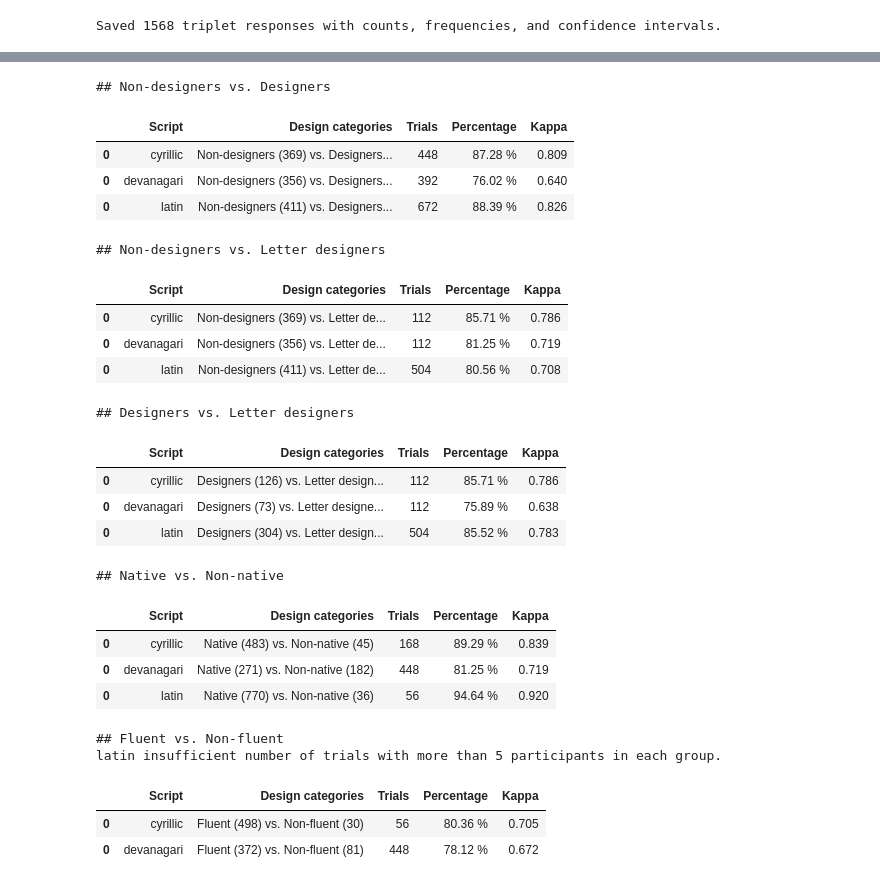
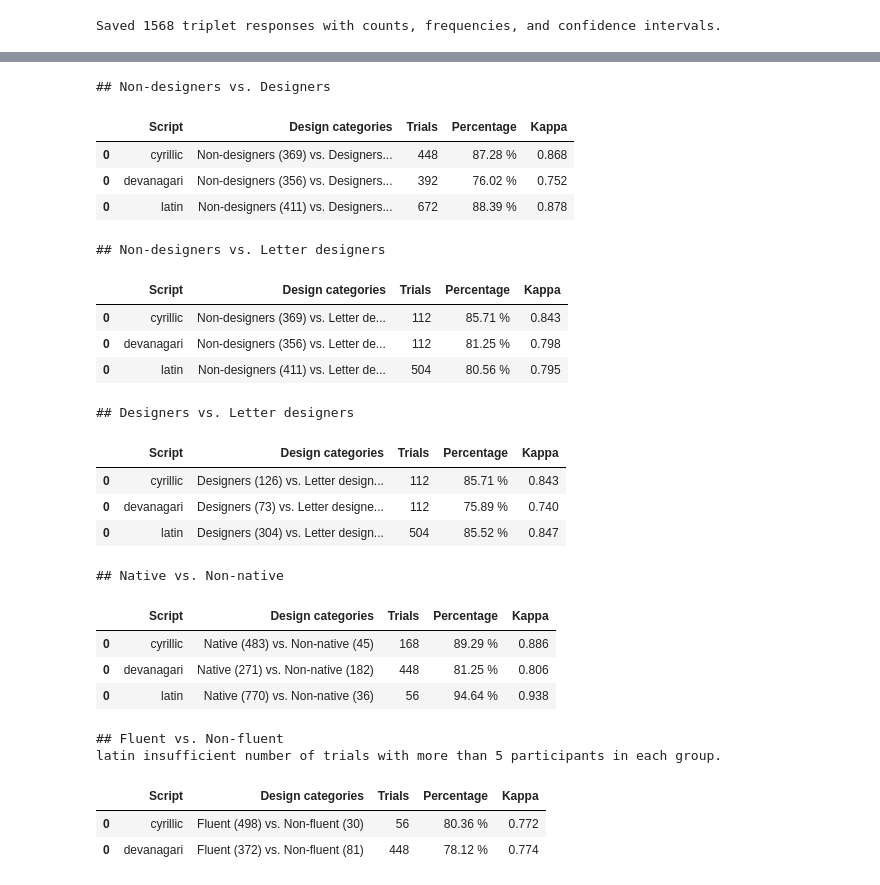
Before and after one commit to MrBrezina/context-sensitive-visual-similarity, a Jupyter notebook: data/statistical-analysis.ipynb, the cells around one changed output, grey strips where cells are left out. Cells and saved outputs as stored; diff of their text form; code cells hidden in the pictures.

```diff
--- a/data/statistical-analysis.ipynb
+++ b/data/statistical-analysis.ipynb
@@ -858,12 +878,14 @@ def format_condition(column, value, script=None):
     return condition
 
 def as_classifier(d):
-    frequencies_counts = get_frequencies(d, mode="absolute").reindex(sorted_chars)
-    majority = get_majority(frequencies_counts)
-    majority = make_compact(majority)
-    length = np.dot(*majority.values.shape)
-    majority = majority.T.values.reshape(length).astype(float).astype(int)
-    return majority
+    counts = get_frequencies(d, mode="absolute").reindex(sorted_chars)
+    return [counts[col].idxmax() for col in counts]
+
+    # majority = get_majority(frequencies_counts)
+    # majority = make_compact(majority)
+    # length = np.dot(*majority.values.shape)
+    # majority = majority.T.values.reshape(length).astype(float).astype(int)
+    # return majority
 
 
 def compare_constrasting_groups_kappa(d, labels, column, values):
@@ -902,55 +924,56 @@ def compare_constrasting_groups_kappa(d, labels, column, values):
                 x = pd.DataFrame(dtt, columns=shared_cols)
                 ct.append(as_classifier(x))
             categories = "%s (%d) vs. %s (%d)" % (labels[0], counts[0], labels[1], counts[1])
-            percentage = 100 * (ct[0] & ct[1]).sum() / (len(ct[0]) / 3)
+            same_answer = [1 if ct[0][i] == ct[1][i] else 0 for i in range(len(ct[0]))]
+            percentage = 100 * sum(same_answer) / (len(ct[0]))
             percentage = "%.2f %%" % percentage
             kappa = round(metrics.cohen_kappa_score(*ct), 3)
             #print(script, categories, len(shared_cols), "->", percentage, kappa)
             row = pd.DataFrame([], columns=["Script", "Design categories", "Trials", "Percentage", "Kappa"], index=[0])
             row["Script"] = script
             row["Design categories"] = categories
             row["Trials"] = len(shared_cols)
             row["Percentage"] = percentage
             row["Kappa"] = kappa
             results.append(row)
         else:
             print(script, "insufficient number of trials with more than 5 participants in each group.")
     if results != []:
         results = pd.concat(results)
         display(results)
 
 
 # ---------------------------------------------------
 
 compare_constrasting_groups_kappa(d, ["Non-designers", "Designers"], "design skills", ["Non-designer", "Designer"])
 compare_constrasting_groups_kappa(d, ["Non-designers", "Letter designers"], "design skills", ["Non-designer", "Letter designer"])
 compare_constrasting_groups_kappa(d, ["Designers", "Letter designers"], "design skills", ["Designer", "Letter designer"])
 
 compare_constrasting_groups_kappa(d, ["Native", "Non-native"], "native in script", ["True", "False"])
 compare_constrasting_groups_kappa(d, ["Fluent", "Non-fluent"], "fluent in script", ["True", "False"])
 # %% [output]
 ## Non-designers vs. Designers
 |  | Script | Design categories | Trials | Percentage | Kappa |
-| 0 | cyrillic | Non-designers (369) vs. Designers... | 448 | 87.28 % | 0.809 |
-| 0 | devanagari | Non-designers (356) vs. Designers... | 392 | 76.02 % | 0.640 |
-| 0 | latin | Non-designers (411) vs. Designers... | 672 | 88.39 % | 0.826 |
+| 0 | cyrillic | Non-designers (369) vs. Designers... | 448 | 87.28 % | 0.868 |
+| 0 | devanagari | Non-designers (356) vs. Designers... | 392 | 76.02 % | 0.752 |
+| 0 | latin | Non-designers (411) vs. Designers... | 672 | 88.39 % | 0.878 |
 ## Non-designers vs. Letter designers
 |  | Script | Design categories | Trials | Percentage | Kappa |
-| 0 | cyrillic | Non-designers (369) vs. Letter de... | 112 | 85.71 % | 0.786 |
-| 0 | devanagari | Non-designers (356) vs. Letter de... | 112 | 81.25 % | 0.719 |
-| 0 | latin | Non-designers (411) vs. Letter de... | 504 | 80.56 % | 0.708 |
+| 0 | cyrillic | Non-designers (369) vs. Letter de... | 112 | 85.71 % | 0.843 |
+| 0 | devanagari | Non-designers (356) vs. Letter de... | 112 | 81.25 % | 0.798 |
+| 0 | latin | Non-designers (411) vs. Letter de... | 504 | 80.56 % | 0.795 |
 ## Designers vs. Letter designers
 |  | Script | Design categories | Trials | Percentage | Kappa |
-| 0 | cyrillic | Designers (126) vs. Letter design... | 112 | 85.71 % | 0.786 |
-| 0 | devanagari | Designers (73) vs. Letter designe... | 112 | 75.89 % | 0.638 |
-| 0 | latin | Designers (304) vs. Letter design... | 504 | 85.52 % | 0.783 |
+| 0 | cyrillic | Designers (126) vs. Letter design... | 112 | 85.71 % | 0.843 |
+| 0 | devanagari | Designers (73) vs. Letter designe... | 112 | 75.89 % | 0.740 |
+| 0 | latin | Designers (304) vs. Letter design... | 504 | 85.52 % | 0.847 |
 ## Native vs. Non-native
 |  | Script | Design categories | Trials | Percentage | Kappa |
-| 0 | cyrillic | Native (483) vs. Non-native (45) | 168 | 89.29 % | 0.839 |
-| 0 | devanagari | Native (271) vs. Non-native (182) | 448 | 81.25 % | 0.719 |
-| 0 | latin | Native (770) vs. Non-native (36) | 56 | 94.64 % | 0.920 |
+| 0 | cyrillic | Native (483) vs. Non-native (45) | 168 | 89.29 % | 0.886 |
+| 0 | devanagari | Native (271) vs. Non-native (182) | 448 | 81.25 % | 0.806 |
+| 0 | latin | Native (770) vs. Non-native (36) | 56 | 94.64 % | 0.938 |
 ## Fluent vs. Non-fluent
 latin insufficient number of trials with more than 5 participants in each group.
 |  | Script | Design categories | Trials | Percentage | Kappa |
-| 0 | cyrillic | Fluent (498) vs. Non-fluent (30) | 56 | 80.36 % | 0.705 |
-| 0 | devanagari | Fluent (372) vs. Non-fluent (81) | 448 | 78.12 % | 0.672 |
+| 0 | cyrillic | Fluent (498) vs. Non-fluent (30) | 56 | 80.36 % | 0.772 |
+| 0 | devanagari | Fluent (372) vs. Non-fluent (81) | 448 | 78.12 % | 0.774 |
```
Also changed, not shown: parts of 4 cells of this notebook, 3 other files.
